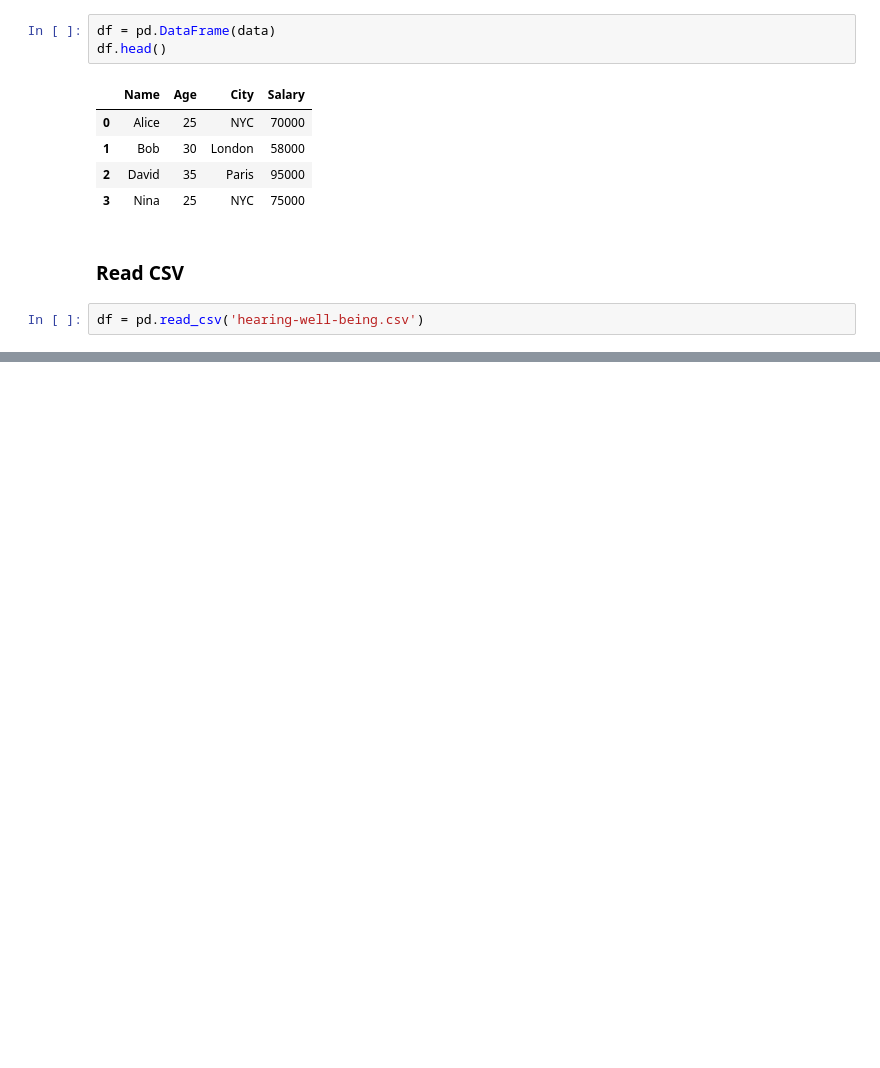
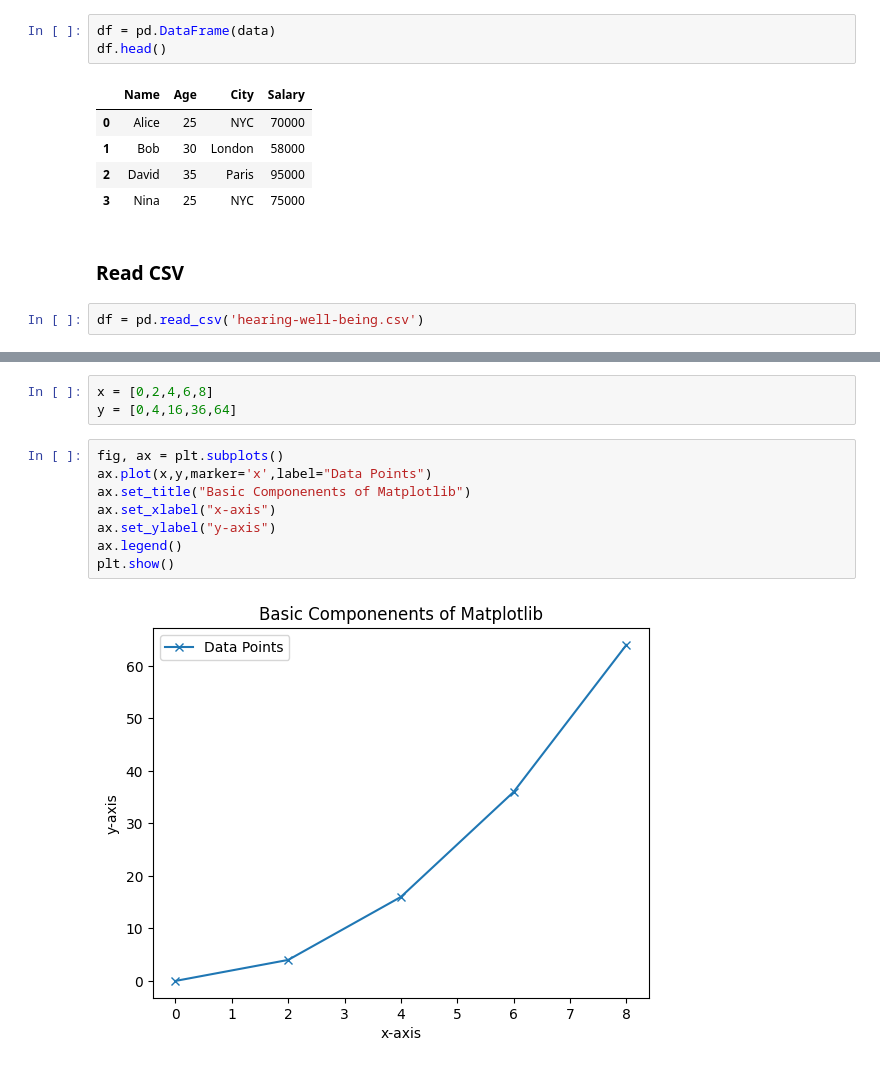
Before and after one commit to ESET0089/Basic, a Jupyter notebook: Python_ML/Assignment 3/analysis.ipynb, the cells around one changed output, grey strips where cells are left out. Cells and saved outputs as stored; diff of their text form; blank space fills up the shorter version.

```diff
--- a/Python_ML/Assignment 3/analysis.ipynb
+++ b/Python_ML/Assignment 3/analysis.ipynb
@@ -101,0 +123,13 @@ df.head()
+# %%
+x = [0,2,4,6,8]
+y = [0,4,16,36,64]
+# %%
+fig, ax = plt.subplots()
+ax.plot(x,y,marker='x',label="Data Points")
+ax.set_title("Basic Componenents of Matplotlib")
+ax.set_xlabel("x-axis")
+ax.set_ylabel("y-axis")
+ax.legend()
+plt.show()
+# %% [output]
+[figure, added]
```
Also changed, not shown: parts of 7 cells of this notebook, 1 other file.
